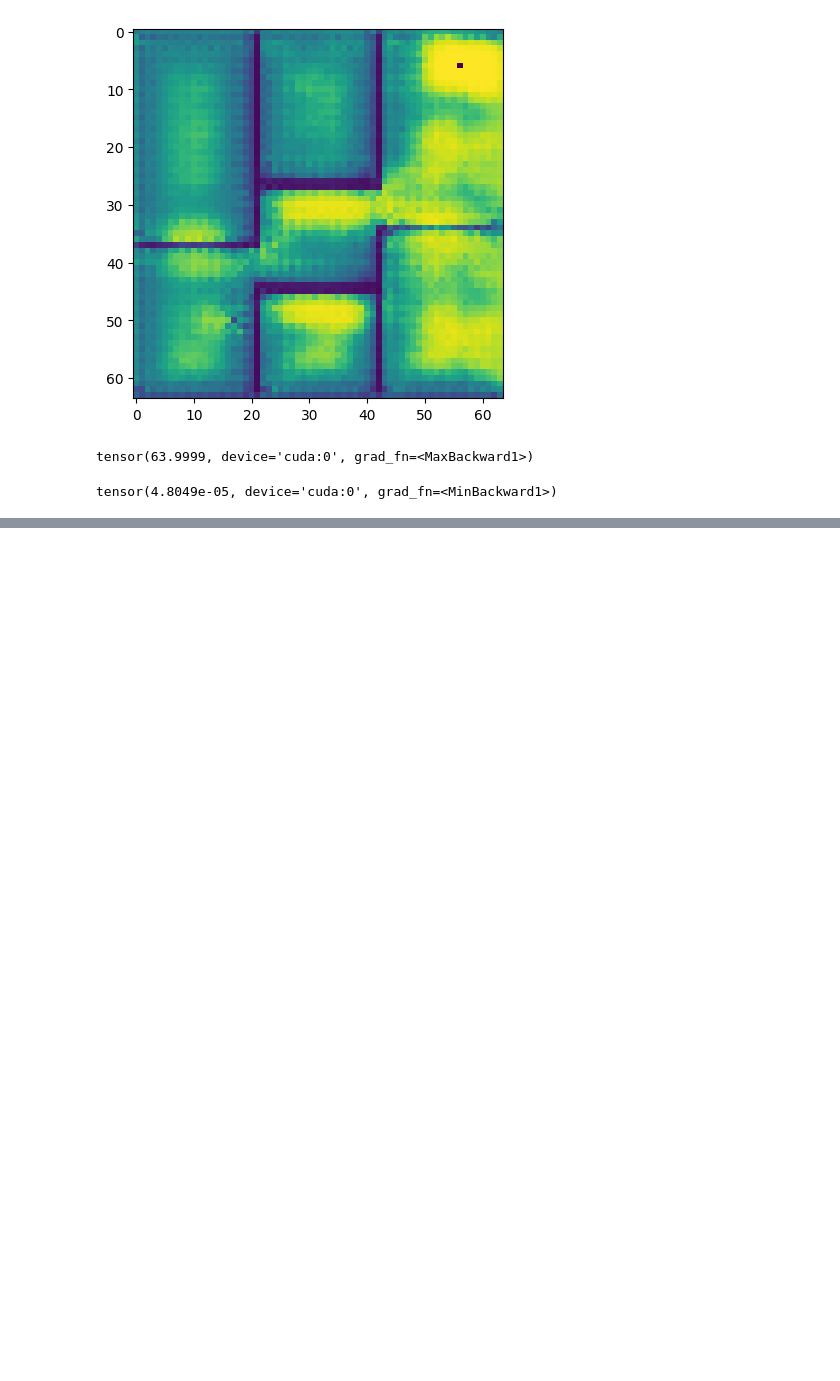
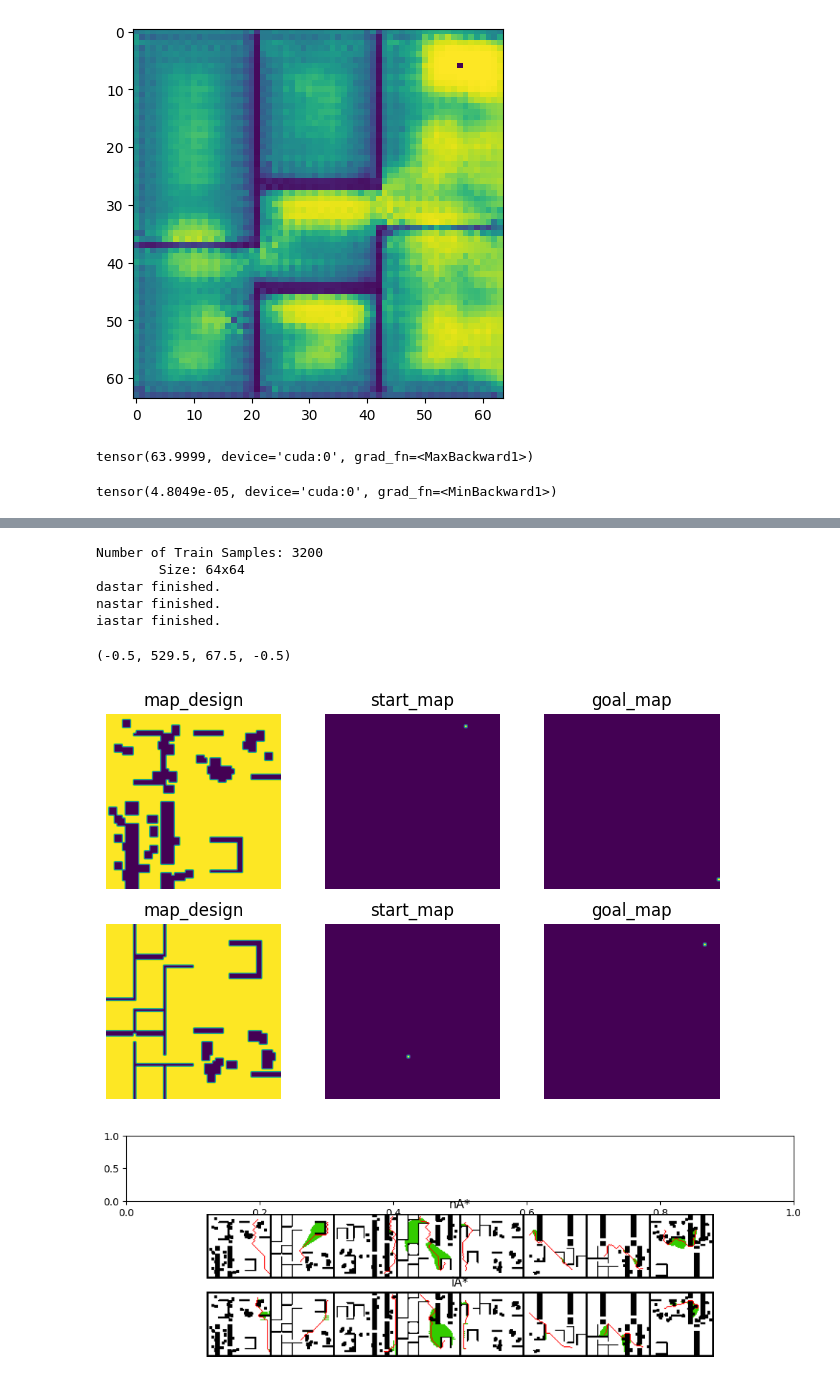
Before and after one commit to sair-lab/iAstar, a Jupyter notebook: example/example.ipynb, the cells around one changed output, grey strips where cells are left out. Saved outputs shown, nothing was run; the diff lists cells and outputs as text; code cells hidden in the pictures; blank space fills up the shorter version.

```diff
--- a/example/example.ipynb
+++ b/example/example.ipynb
@@ -444,0 +530,43 @@ tensor(4.8049e-05, device='cuda:0', grad_fn=<MinBackward1>)
+# %%
+dataloader = create_dataloader("/home/cxy/iAstar/planning-datasets/mpd/instances/064/all_064_moore_c16.npz", "train", 8)
+map_designs, start_maps, goal_maps, _ = next(iter(dataloader))
+fig, axes = plt.subplots(2, 3, figsize=[8, 5])
+for i in range(2):
+    axes[i, 0].imshow(map_designs.numpy()[i, 0])
+    axes[i, 0].set_title("map_design")
+    axes[i, 0].axis("off")
+    axes[i, 1].imshow(start_maps.numpy()[i, 0])
+    axes[i, 1].set_title("start_map")
+    axes[i, 1].axis("off")
+    axes[i, 2].imshow(goal_maps.numpy()[i, 0])
+    axes[i, 2].set_title("goal_map")
+    axes[i, 2].axis("off")
+# da_planner.eval()
+# da_outputs= da_planner(map_designs.to(device), start_maps.to(device), goal_maps.to(device))
+print("dastar finished.")
+da_planner.eval()
+na_outputs = neural_astar(map_designs.to(device), start_maps.to(device), goal_maps.to(device))
+print("nastar finished.")
+ia_planner.eval()
+ia_outputs= ia_planner(map_designs.to(device), start_maps.to(device), goal_maps.to(device))
+print("iastar finished.")
+fig, axes = plt.subplots(3, 1, figsize=[12, 4])
+
+# axes[0].imshow(visualize_results(map_designs, da_outputs))
+# axes[0].set_title("dA*")
+# axes[0].axis("off")
+axes[1].imshow(visualize_results(map_designs, na_outputs))
+axes[1].set_title("nA*")
+axes[1].axis("off")
+axes[2].imshow(visualize_results(map_designs, ia_outputs))
+axes[2].set_title("iA*")
+axes[2].axis("off")
+# %% [output]
+Number of Train Samples: 3200
+        Size: 64x64
+dastar finished.
+nastar finished.
+iastar finished.
+(-0.5, 529.5, 67.5, -0.5)
+[figure, added]
+[figure, added]
```
Also changed, not shown: parts of 15 cells of this notebook, 8 other files.
